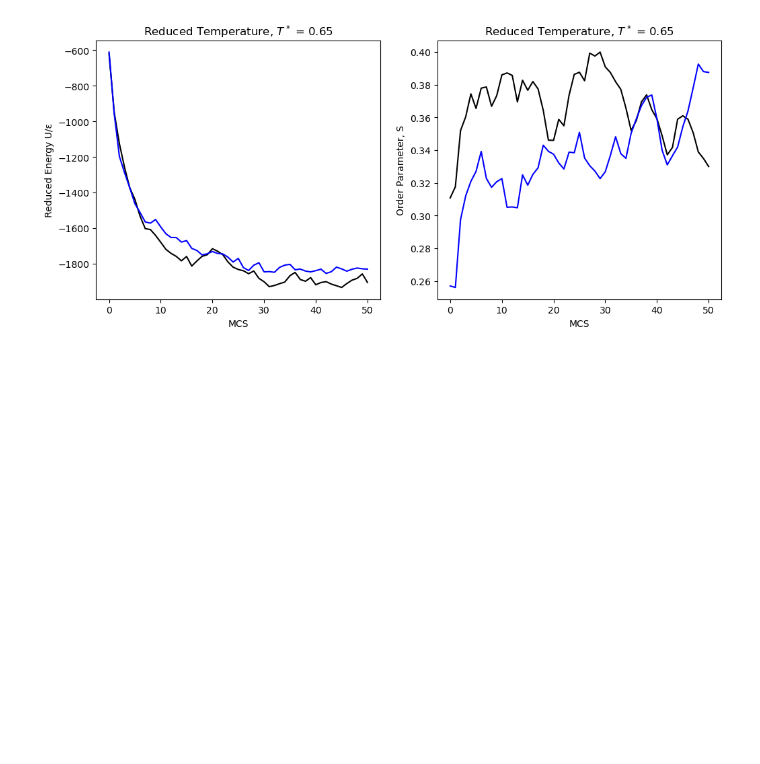
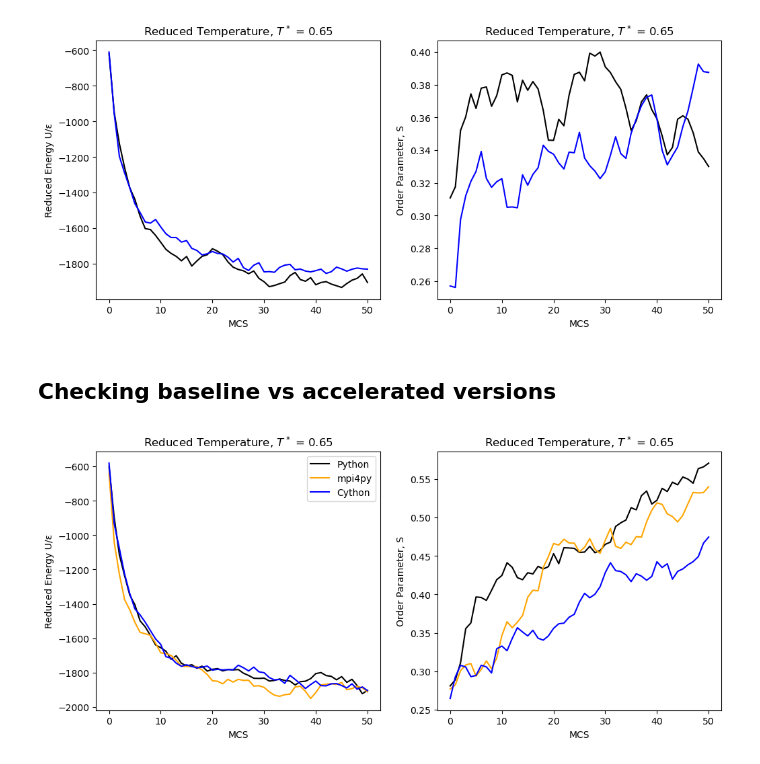
Before and after one commit to summerz04/LebwohlLasher, a Jupyter notebook: LebwohlLasher_Plotting.ipynb, the cells around one changed output. Saved outputs shown, nothing was run; the diff lists cells and outputs as text; code cells hidden in the pictures; blank space fills up the shorter version.

Commit message:
Plotting scaling comparisons and validations

```diff
--- a/LebwohlLasher_Plotting.ipynb
+++ b/LebwohlLasher_Plotting.ipynb
@@ -392,3 +264,5 @@ ax[1].set_title('Reduced Temperature, $T^*$ = 0.65')
 plt.show()
 # %% [output]
 [figure]
+# %% [markdown]
+## Checking baseline vs accelerated versions
@@ -394,0 +272,34 @@ plt.show()
+# %%
+# comparing energy and order for 25 x 25 lattice
+
+# baseline result
+baseline = np.loadtxt('LL-Output-Mon-02-Mar-2026-at-08-07-24PM.txt')
+
+# cython result
+cython = np.loadtxt('timings\\scalings\\c_25.txt')
+
+mpi_one = np.loadtxt('mpi_25_1.txt')
+
+
+fig, ax = plt.subplots(1,2, figsize=(12,5))
+ax[0].plot(baseline[:,0], baseline[:,2], color='black', label='Python')
+ax[0].plot(mpi_one[:,0], mpi_one[:,2], color='orange', label='mpi4py')
+ax[0].plot(cython[:,0], cython[:,2], color='blue', label='Cython')
+
+
+ax[0].set_xlabel('MCS')
+ax[0].set_ylabel('Reduced Energy U/ε')
+ax[0].set_title('Reduced Temperature, $T^*$ = 0.65')
+
+ax[1].plot(baseline[:,0], baseline[:,3], color='black')
+ax[1].plot(mpi_one[:,0], mpi_one[:,3], color='orange')
+ax[1].plot(cython[:,0], cython[:,3], color='blue')
+
+ax[1].set_xlabel('MCS')
+ax[1].set_ylabel('Order Parameter, S')
+ax[1].set_title('Reduced Temperature, $T^*$ = 0.65')
+
+ax[0].legend()
+plt.show()
+# %% [output]
+[figure, added]
```
Also changed, not shown: parts of 13 cells of this notebook.
